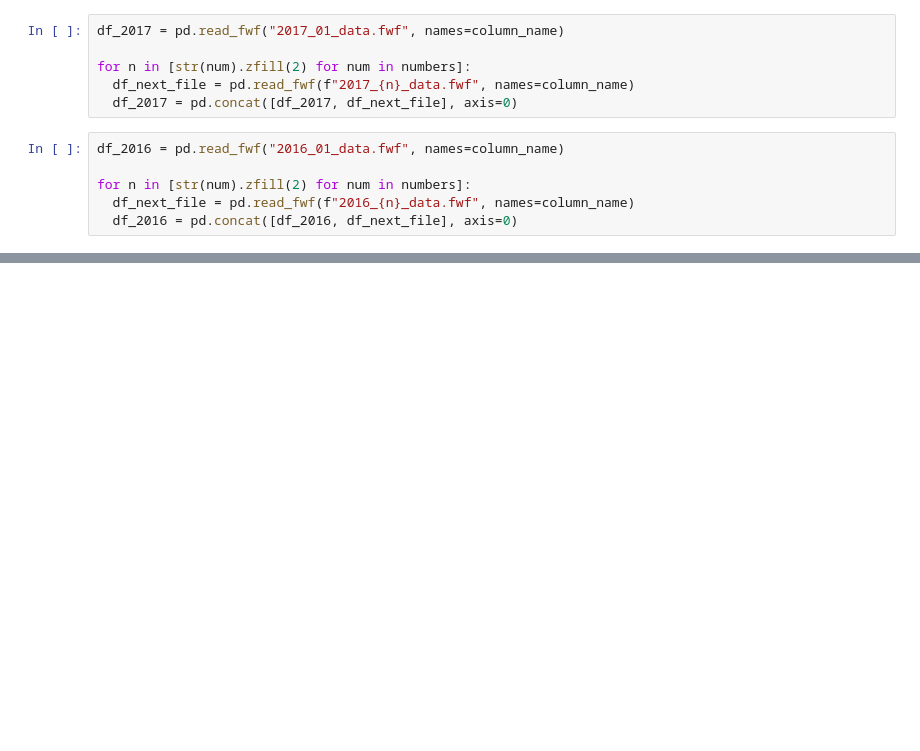
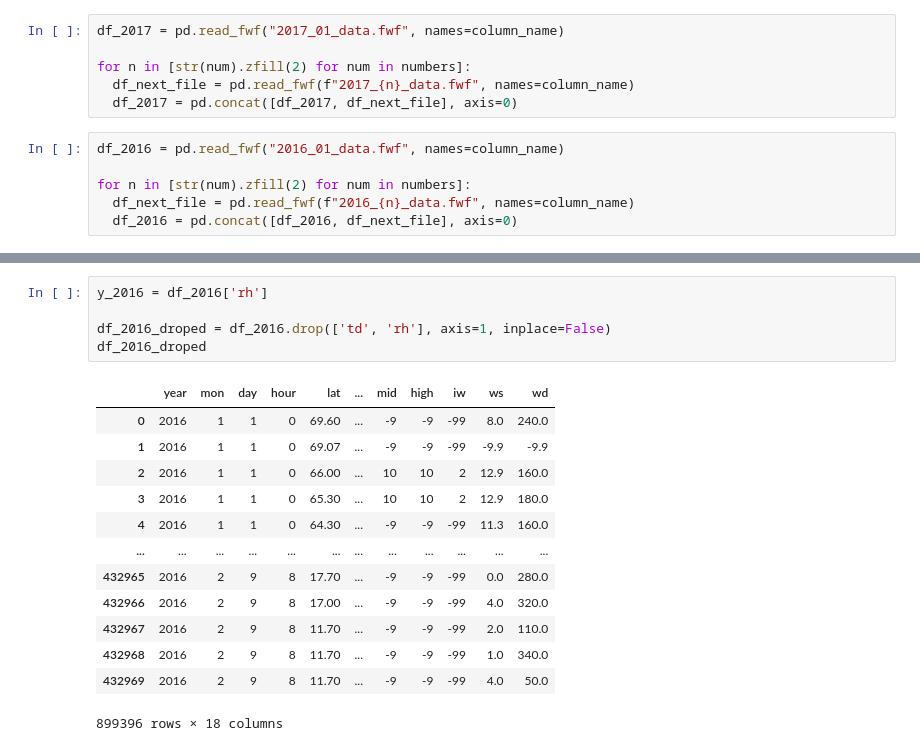
Before and after one commit to svet111/sirius_climate_2024, a Jupyter notebook: test_2017_2016.ipynb, the cells around one changed output, grey strips where cells are left out. Drawn from its saved outputs; the diff is of its cells as text; blank space fills up the shorter version.

```diff
--- a/test_2017_2016.ipynb
+++ b/test_2017_2016.ipynb
@@ -54,0 +48,19 @@ df_2017
+# %%
+y_2016 = df_2016['rh']
+
+df_2016_droped = df_2016.drop(['td', 'rh'], axis=1, inplace=False)
+df_2016_droped
+# %% [output]
+|  | year | mon | day | hour | lat | ... | mid | high | iw | ws | wd |
+| 0 | 2016 | 1 | 1 | 0 | 69.60 | ... | -9 | -9 | -99 | 8.0 | 240.0 |
+| 1 | 2016 | 1 | 1 | 0 | 69.07 | ... | -9 | -9 | -99 | -9.9 | -9.9 |
+| 2 | 2016 | 1 | 1 | 0 | 66.00 | ... | 10 | 10 | 2 | 12.9 | 160.0 |
+| 3 | 2016 | 1 | 1 | 0 | 65.30 | ... | 10 | 10 | 2 | 12.9 | 180.0 |
+| 4 | 2016 | 1 | 1 | 0 | 64.30 | ... | -9 | -9 | -99 | 11.3 | 160.0 |
+| ... | ... | ... | ... | ... | ... | ... | ... | ... | ... | ... | ... |
+| 432965 | 2016 | 2 | 9 | 8 | 17.70 | ... | -9 | -9 | -99 | 0.0 | 280.0 |
+| 432966 | 2016 | 2 | 9 | 8 | 17.00 | ... | -9 | -9 | -99 | 4.0 | 320.0 |
+| 432967 | 2016 | 2 | 9 | 8 | 11.70 | ... | -9 | -9 | -99 | 2.0 | 110.0 |
+| 432968 | 2016 | 2 | 9 | 8 | 11.70 | ... | -9 | -9 | -99 | 1.0 | 340.0 |
+| 432969 | 2016 | 2 | 9 | 8 | 11.70 | ... | -9 | -9 | -99 | 4.0 | 50.0 |
+899396 rows × 18 columns
```
Also changed, not shown: parts of 6 cells of this notebook.
